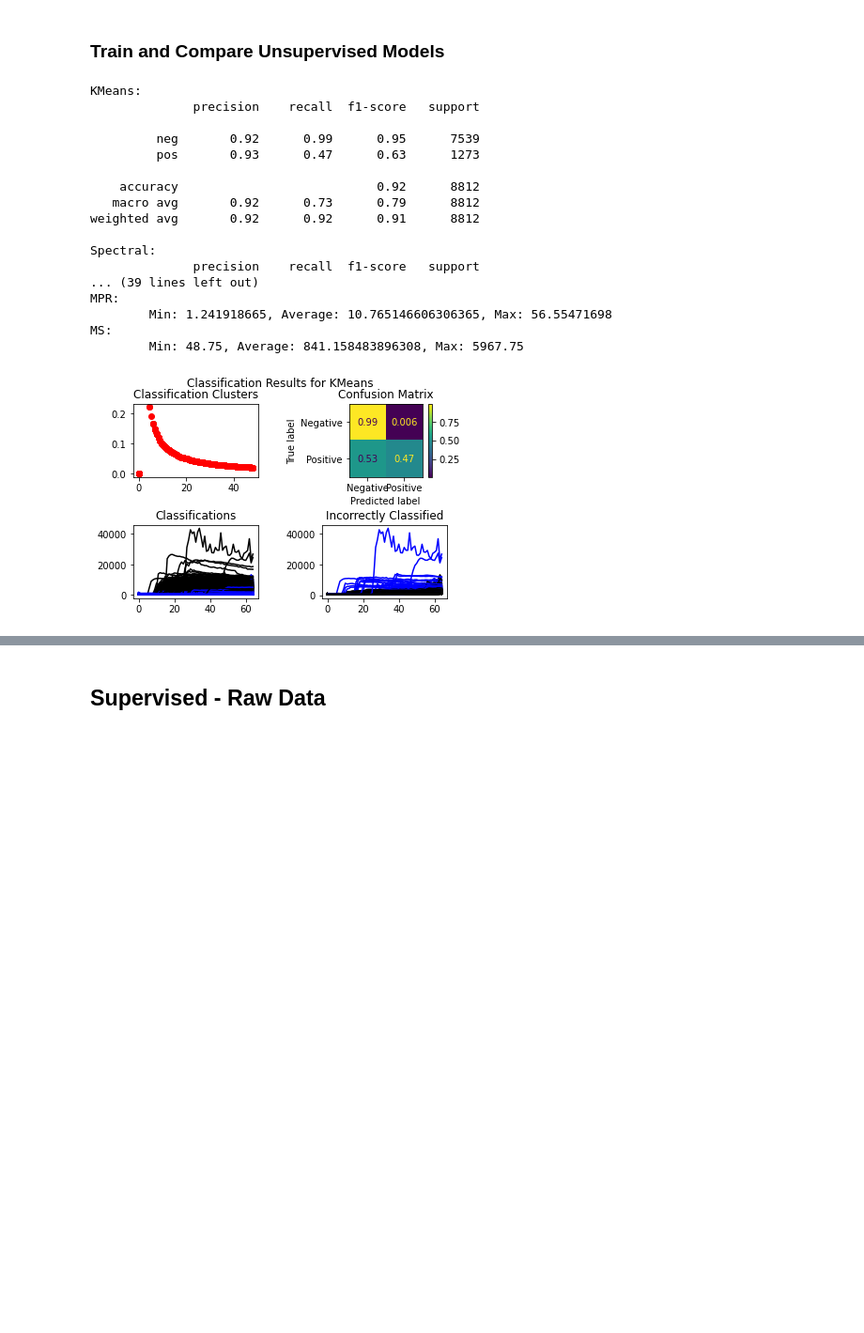
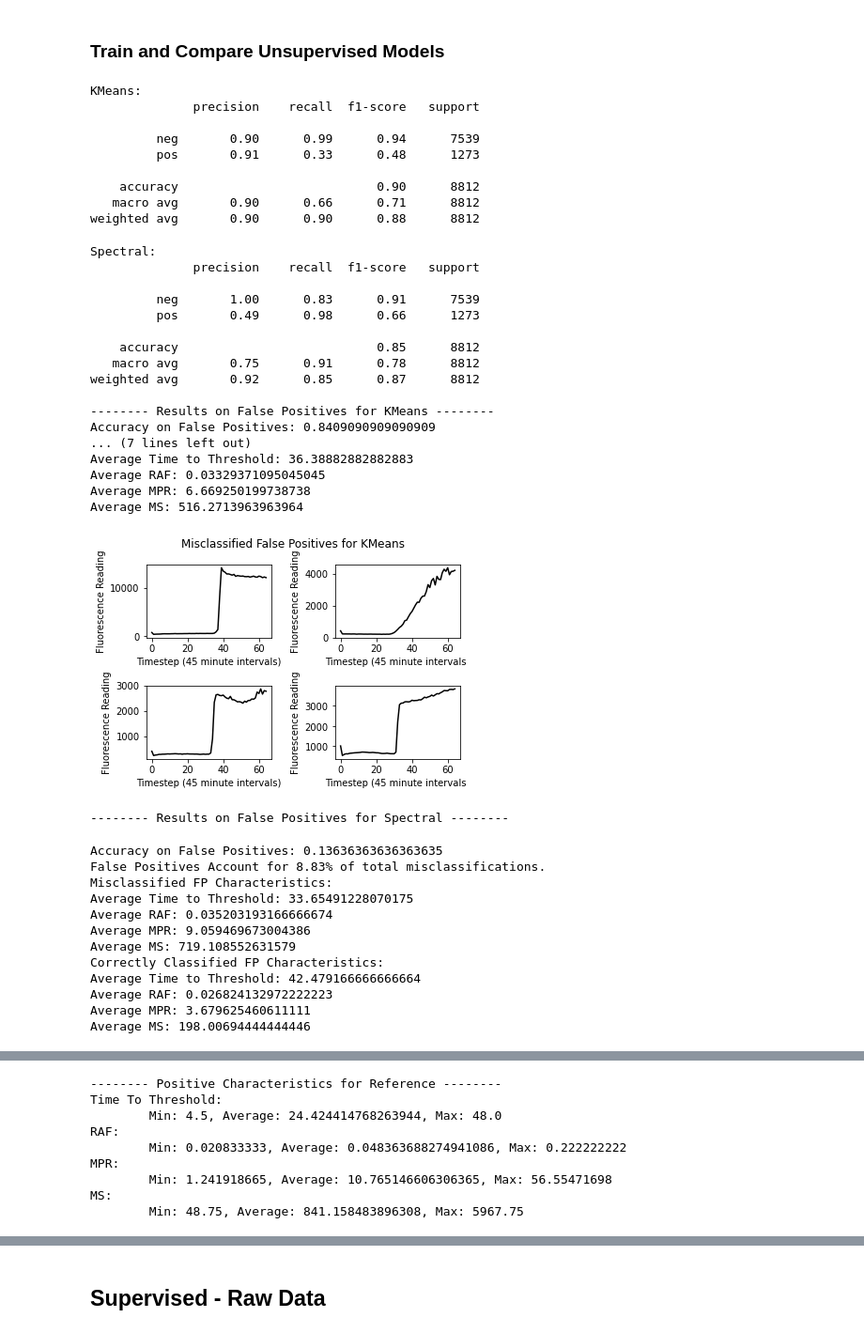
Before and after one commit to HoweyUMN/QuICSeedAI, a Jupyter notebook: CurrentVersion2024/Driver.ipynb, the cells around one changed output, grey strips where cells are left out. Shown: that part at 94% size. Drawn from its saved outputs; the diff is of its cells as text; code cells hidden in the pictures; blank space fills up the shorter version.

Commit message:
Improved standardization of plots

```diff
--- a/CurrentVersion2024/Driver.ipynb
+++ b/CurrentVersion2024/Driver.ipynb
@@ -38,7 +26,7 @@ Control Wells: 984
 ## Unsupervised - Raw Data
 ### KMeans
 # %%
-### KMeans
+## Add KMeans to the list of models to test
 from Models import KMeansModel
-
-ml_quic.add_model(KMeansModel.KMeansModel(), model_name='KMeans', data_type='raw', tag = 'Unsupervised')
+ml_quic.add_model(KMeansModel.KMeansModel(n_clusters = 3), model_name='KMeans', data_type='raw', tag='Unsupervised')
+ml_quic.separate_train_test(model_names=['KMeans'], train_type=3)
@@ -45,7 +36,7 @@ ml_quic.add_model(KMeansModel.KMeansModel(), model_name='KMeans', data_type='raw
 # %% [markdown]
 ### Spectral Clustering
 # %%
-### Spectral Clustering
+### Add Spectral Clustering
 from Models import SpectralClustering
-
-ml_quic.add_model(SpectralClustering.SpectralClustering(n_vars=8), model_name='Spectral', data_type='raw', tag = 'Unsupervised')
+ml_quic.add_model(SpectralClustering.SpectralClustering(n_clusters = 3), model_name='Spectral', data_type='raw', tag='Unsupervised')
+ml_quic.separate_train_test(model_names=['Spectral'], train_type=3)
@@ -53,27 +49,48 @@ ml_quic.add_model(SpectralClustering.SpectralClustering(n_vars=8), model_name='S
 ### Train and Compare Unsupervised Models
 # %%
 ### Get Unsupervised Scores and Plots
-ml_quic.separate_train_test(tags=['Unsupervised'], train_type=3)
 ml_quic.train_models(tags=['Unsupervised'])
 ml_quic.get_model_scores(tags=['Unsupervised'])
 ml_quic.evaluate_fp_performance(tags=['Unsupervised'])
 ml_quic.get_model_plots(tags=['Unsupervised'])
 # %% [output]
 KMeans:
               precision    recall  f1-score   support
 
-         neg       0.92      0.99      0.95      7539
-         pos       0.93      0.47      0.63      1273
+         neg       0.90      0.99      0.94      7539
+         pos       0.91      0.33      0.48      1273
 
-    accuracy                           0.92      8812
-   macro avg       0.92      0.73      0.79      8812
-weighted avg       0.92      0.92      0.91      8812
-
-Spectral:
-              precision    recall  f1-score   support
-... (39 lines left out)
-MPR:
-        Min: 1.241918665, Average: 10.765146606306365, Max: 56.55471698
-MS:
-        Min: 48.75, Average: 841.158483896308, Max: 5967.75
+    accuracy                           0.90      8812
+   macro avg       0.90      0.66      0.71      8812
+weighted avg       0.90      0.90      0.88      8812
+Spectral:
+              precision    recall  f1-score   support
+
+         neg       1.00      0.83      0.91      7539
+         pos       0.49      0.98      0.66      1273
+
+    accuracy                           0.85      8812
+   macro avg       0.75      0.91      0.78      8812
+weighted avg       0.92      0.85      0.87      8812
+
+-------- Results on False Positives for KMeans --------
+Accuracy on False Positives: 0.8409090909090909
+... (7 lines left out)
+Average Time to Threshold: 36.38882882882883
+Average RAF: 0.03329371095045045
+Average MPR: 6.669250199738738
+Average MS: 516.2713963963964
-[figure, old version]
+[figure, new version]
+-------- Results on False Positives for Spectral --------
+Accuracy on False Positives: 0.13636363636363635
+False Positives Account for 8.83% of total misclassifications.
+Misclassified FP Characteristics:
+Average Time to Threshold: 33.65491228070175
+Average RAF: 0.035203193166666674
+Average MPR: 9.059469673004386
+Average MS: 719.108552631579
+Correctly Classified FP Characteristics:
+Average Time to Threshold: 42.479166666666664
+Average RAF: 0.026824132972222223
+Average MPR: 3.679625460611111
+Average MS: 198.00694444444446
@@ -80,0 +98,9 @@ MS:
+-------- Positive Characteristics for Reference --------
+Time To Threshold:
+        Min: 4.5, Average: 24.424414768263944, Max: 48.0
+RAF:
+        Min: 0.020833333, Average: 0.048363688274941086, Max: 0.222222222
+MPR:
+        Min: 1.241918665, Average: 10.765146606306365, Max: 56.55471698
+MS:
+        Min: 48.75, Average: 841.158483896308, Max: 5967.75
```
Also changed, not shown: parts of 15 cells of this notebook, 4 other files.
